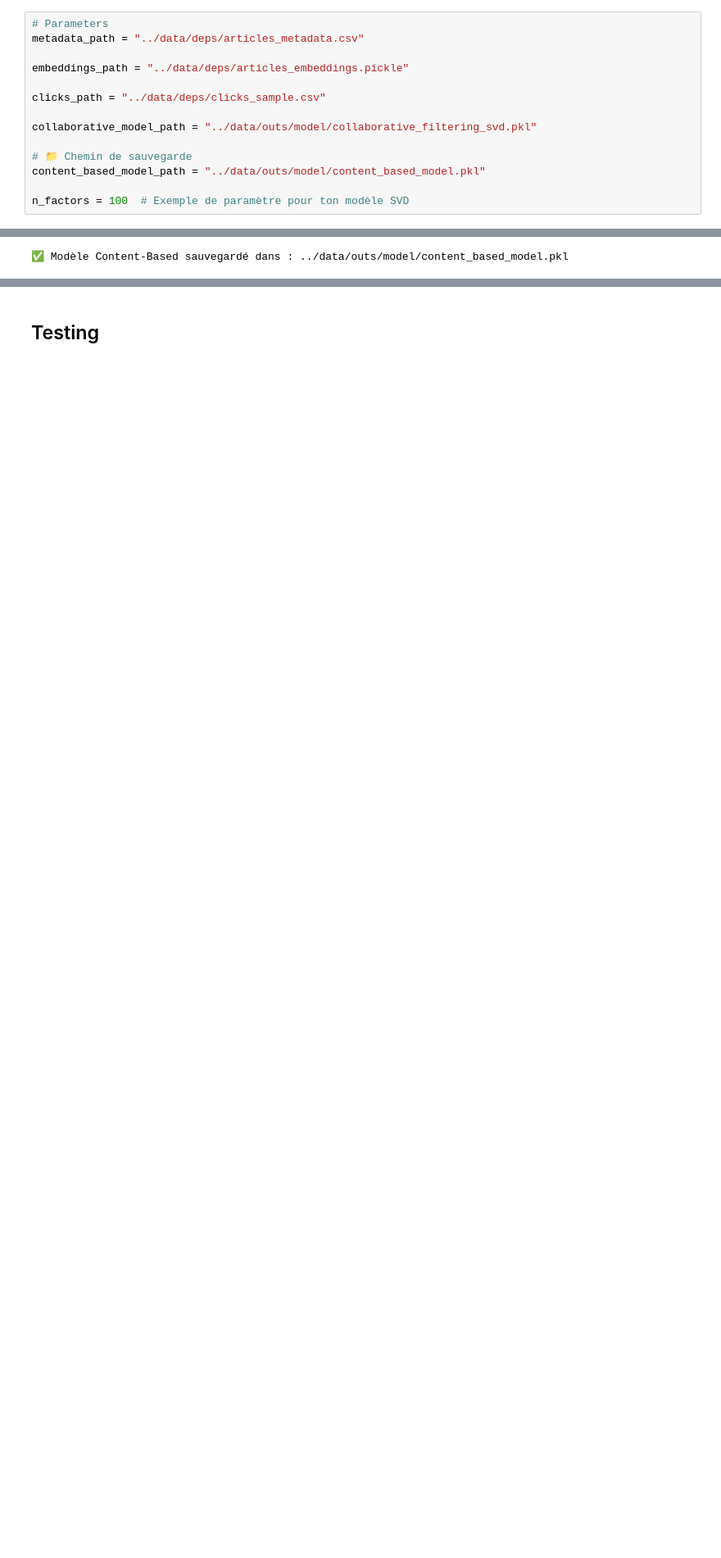
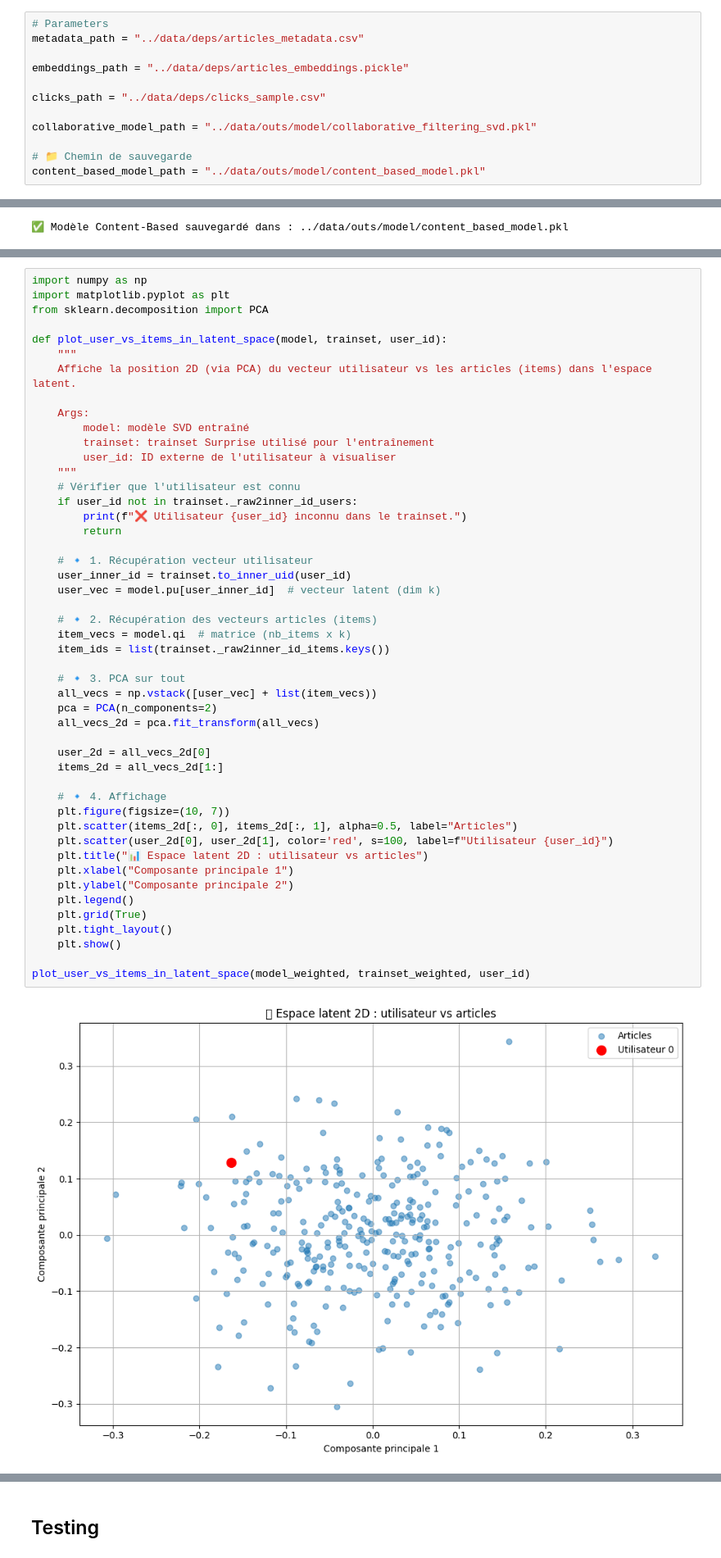
Before and after one commit to brunfla/p10-recommandation-contenu, a Jupyter notebook: notebooks/training.ipynb, the cells around one changed output, grey strips where cells are left out. Shown at 82% size. Cells and saved outputs as stored; diff of their text form; blank space fills up the shorter version.

```diff
--- a/notebooks/training.ipynb
+++ b/notebooks/training.ipynb
@@ -12,8 +12,6 @@ collaborative_model_path = "../data/outs/model/collaborative_filtering_svd.pkl"
 
 # 📁 Chemin de sauvegarde
 content_based_model_path = "../data/outs/model/content_based_model.pkl"
-
-n_factors = 100  # Exemple de paramètre pour ton modèle SVD
 # %% [markdown]
 # 📁 Compréhension des données
 # %% [markdown]
@@ -466,3 +563,53 @@ if __name__ == "__main__":
+# %%
+import numpy as np
+import matplotlib.pyplot as plt
+from sklearn.decomposition import PCA
+
+def plot_user_vs_items_in_latent_space(model, trainset, user_id):
+    """
+    Affiche la position 2D (via PCA) du vecteur utilisateur vs les articles (items) dans l'espace latent.
+
+    Args:
+        model: modèle SVD entraîné
+        trainset: trainset Surprise utilisé pour l'entraînement
+        user_id: ID externe de l'utilisateur à visualiser
+    """
+    # Vérifier que l'utilisateur est connu
+    if user_id not in trainset._raw2inner_id_users:
+        print(f"❌ Utilisateur {user_id} inconnu dans le trainset.")
+        return
+
+    # 🔹 1. Récupération vecteur utilisateur
+    user_inner_id = trainset.to_inner_uid(user_id)
+    user_vec = model.pu[user_inner_id]  # vecteur latent (dim k)
+
+    # 🔹 2. Récupération des vecteurs articles (items)
+    item_vecs = model.qi  # matrice (nb_items x k)
+    item_ids = list(trainset._raw2inner_id_items.keys())
+
+    # 🔹 3. PCA sur tout
+    all_vecs = np.vstack([user_vec] + list(item_vecs))
+    pca = PCA(n_components=2)
+    all_vecs_2d = pca.fit_transform(all_vecs)
+
+    user_2d = all_vecs_2d[0]
+    items_2d = all_vecs_2d[1:]
+
+    # 🔹 4. Affichage
+    plt.figure(figsize=(10, 7))
+    plt.scatter(items_2d[:, 0], items_2d[:, 1], alpha=0.5, label="Articles")
+    plt.scatter(user_2d[0], user_2d[1], color='red', s=100, label=f"Utilisateur {user_id}")
+    plt.title("📊 Espace latent 2D : utilisateur vs articles")
+    plt.xlabel("Composante principale 1")
+    plt.ylabel("Composante principale 2")
+    plt.legend()
+    plt.grid(True)
+    plt.tight_layout()
+    plt.show()
+
+plot_user_vs_items_in_latent_space(model_weighted, trainset_weighted, user_id)
+# %% [output]
+[figure, added]
 # %% [markdown]
 ### 🔍 Effet du Rating implicite pondéré sur les recommandations
 
```
Also changed, not shown: parts of 9 cells of this notebook, 14 other files.
